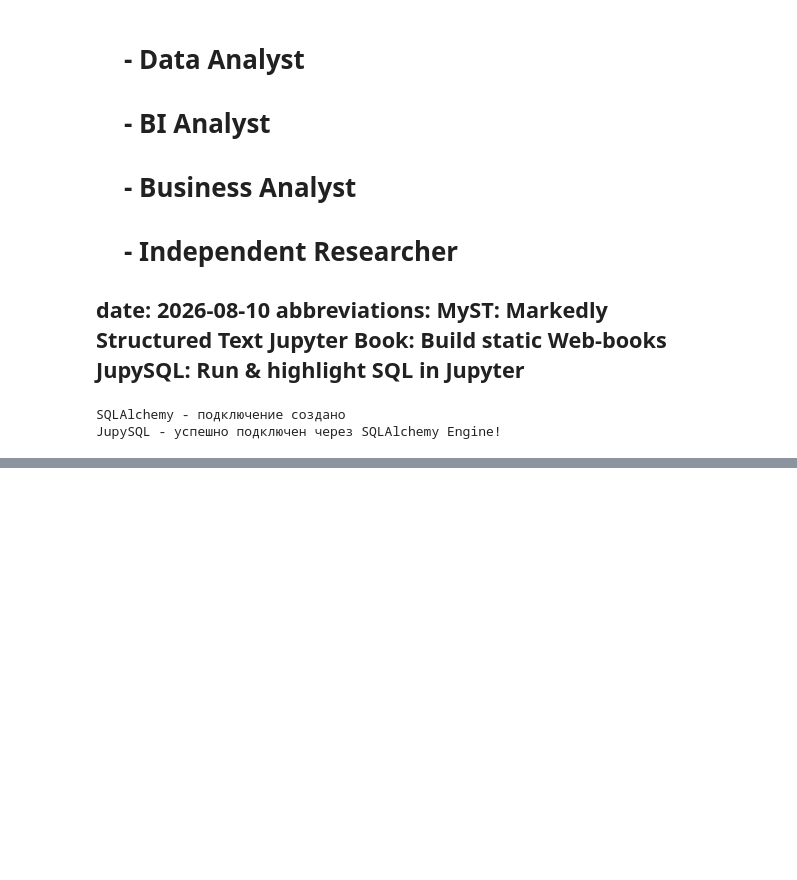
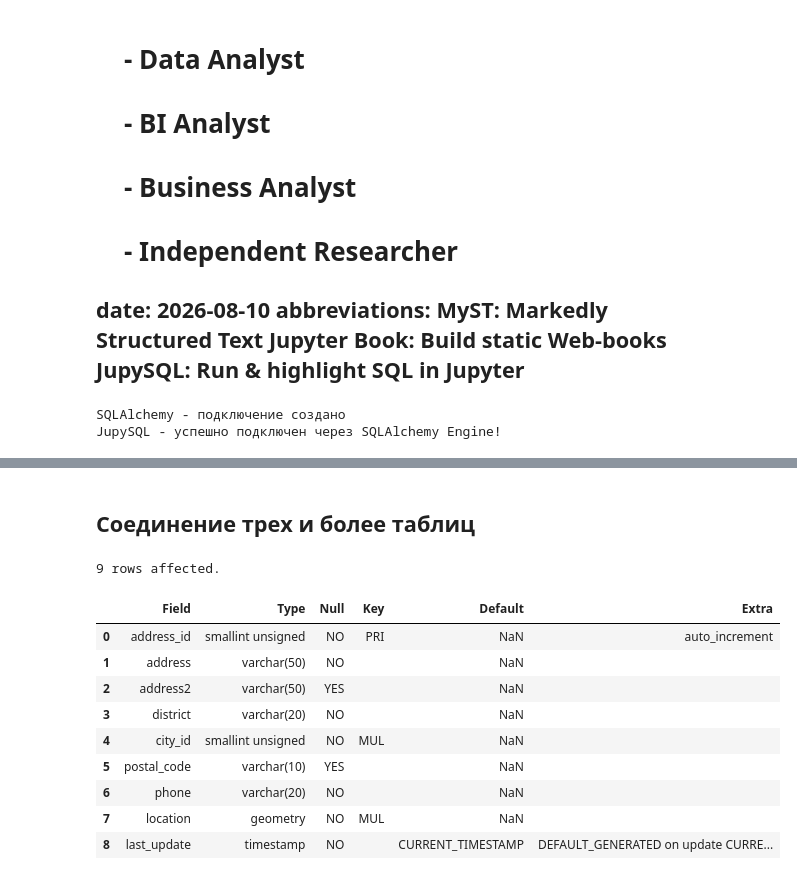
Before and after one commit to magus1968/learning-sql, a Jupyter notebook: docs/chapters/ch05.ipynb, the cells around one changed output, grey strips where cells are left out. Cells and saved outputs as stored; diff of their text form; code cells hidden in the pictures; blank space fills up the shorter version.

```diff
--- a/docs/chapters/ch05.ipynb
+++ b/docs/chapters/ch05.ipynb
@@ -55,0 +202,17 @@ JupySQL - успешно подключен через SQLAlchemy Engine!
+# %% [markdown]
+## Соединение трех и более таблиц
+# %%
+%%sql
+desc address;
+# %% [output]
+9 rows affected.
+|  | Field | Type | Null | Key | Default | Extra |
+| 0 | address_id | smallint unsigned | NO | PRI | NaN | auto_increment |
+| 1 | address | varchar(50) | NO |  | NaN |  |
+| 2 | address2 | varchar(50) | YES |  | NaN |  |
+| 3 | district | varchar(20) | NO |  | NaN |  |
+| 4 | city_id | smallint unsigned | NO | MUL | NaN |  |
+| 5 | postal_code | varchar(10) | YES |  | NaN |  |
+| 6 | phone | varchar(20) | NO |  | NaN |  |
+| 7 | location | geometry | NO | MUL | NaN |  |
+| 8 | last_update | timestamp | NO |  | CURRENT_TIMESTAMP | DEFAULT_GENERATED on update CURRE... |
```
Also changed, not shown: parts of 53 cells of this notebook, 2 other files.
